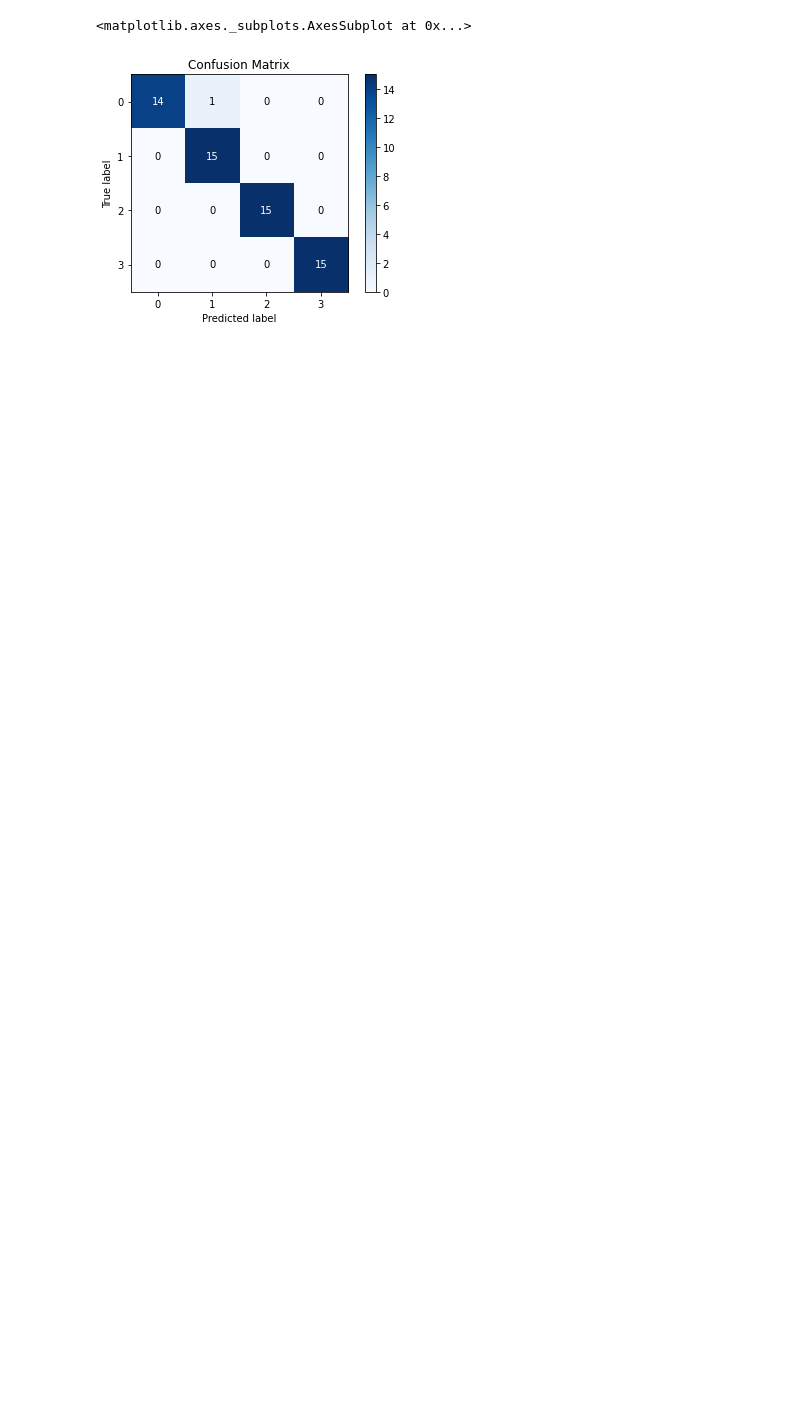
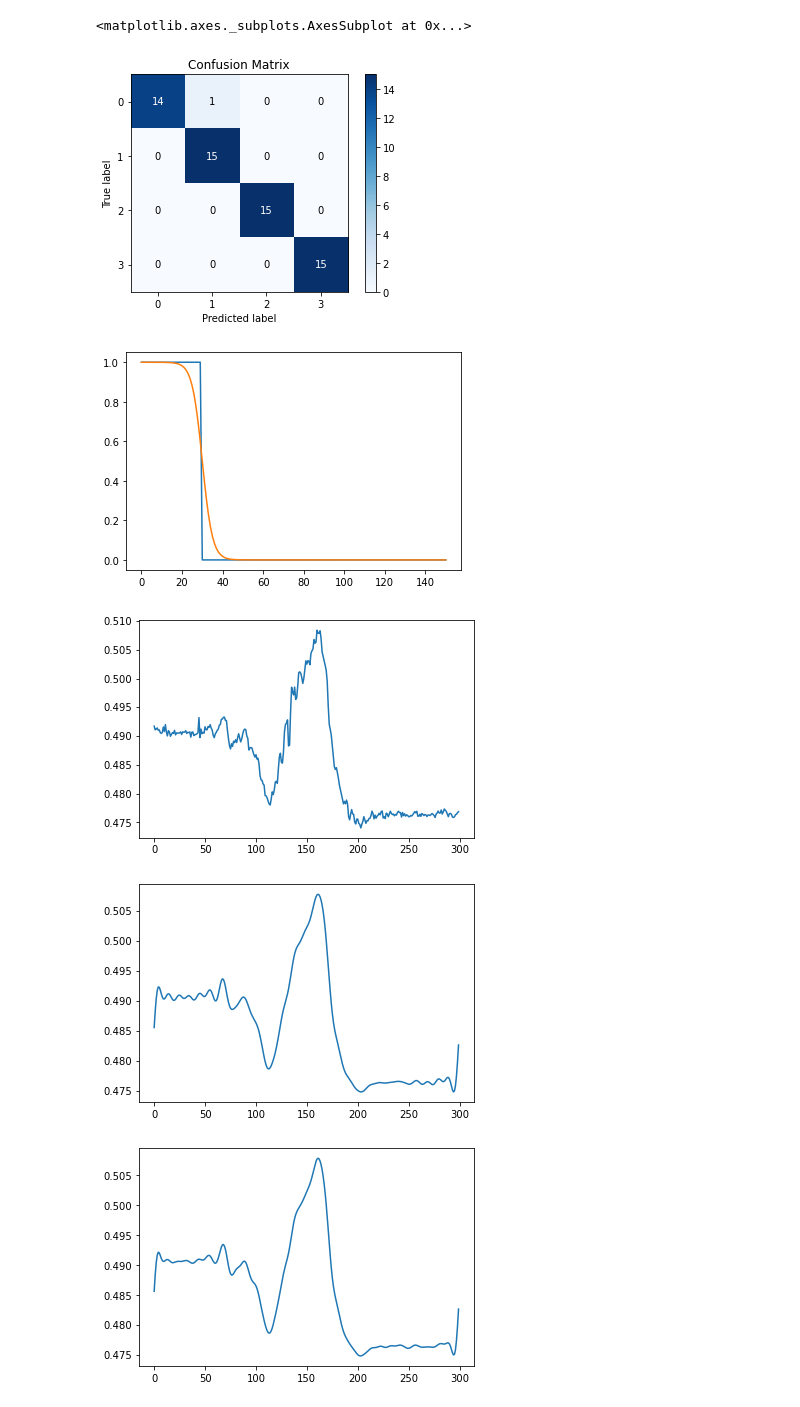
Before and after one commit to Dfriveraa/PI-GetData, a Jupyter notebook: Diferentes configuraciones.ipynb, the cells around one changed output. Drawn from its saved outputs; the diff is of its cells as text; code cells hidden in the pictures; blank space fills up the shorter version.

```diff
--- a/Diferentes configuraciones.ipynb
+++ b/Diferentes configuraciones.ipynb
@@ -132,3 +162,29 @@ plot_confusion_matrix(y, prediccionFinal, normalize=False)
 [figure]
 # %%
 #al final obtenemos el mismo resultado
+# %%
+m=np.fft.rfft(x[0,:,:],axis=0)
+ones=np.ones(30)
+zeros=np.zeros(m.shape[0]-30)
+c=np.concatenate((ones,zeros))
+e = np.linspace(12, -48, m.shape[0])
+e = 1/(1 + np.exp(-e))
+clean=m*c.reshape(m.shape[0],1)
+clean2 = m*e.reshape(m.shape[0],1)
+m=np.fft.irfft(clean,axis=0)
+m2=np.fft.irfft(clean2,axis=0)
+
+plt.plot(c)
+plt.plot(e)
+plt.show()
+plt.plot(x[0,:,1])
+plt.show()
+plt.plot(m[:,1])
+plt.show()
+plt.plot(m2[:,1])
+plt.show()
+# %% [output]
+[figure, added]
+[figure, added]
+[figure, added]
+[figure, added]
```
Also changed, not shown: parts of 7 cells of this notebook, 12 other files.
